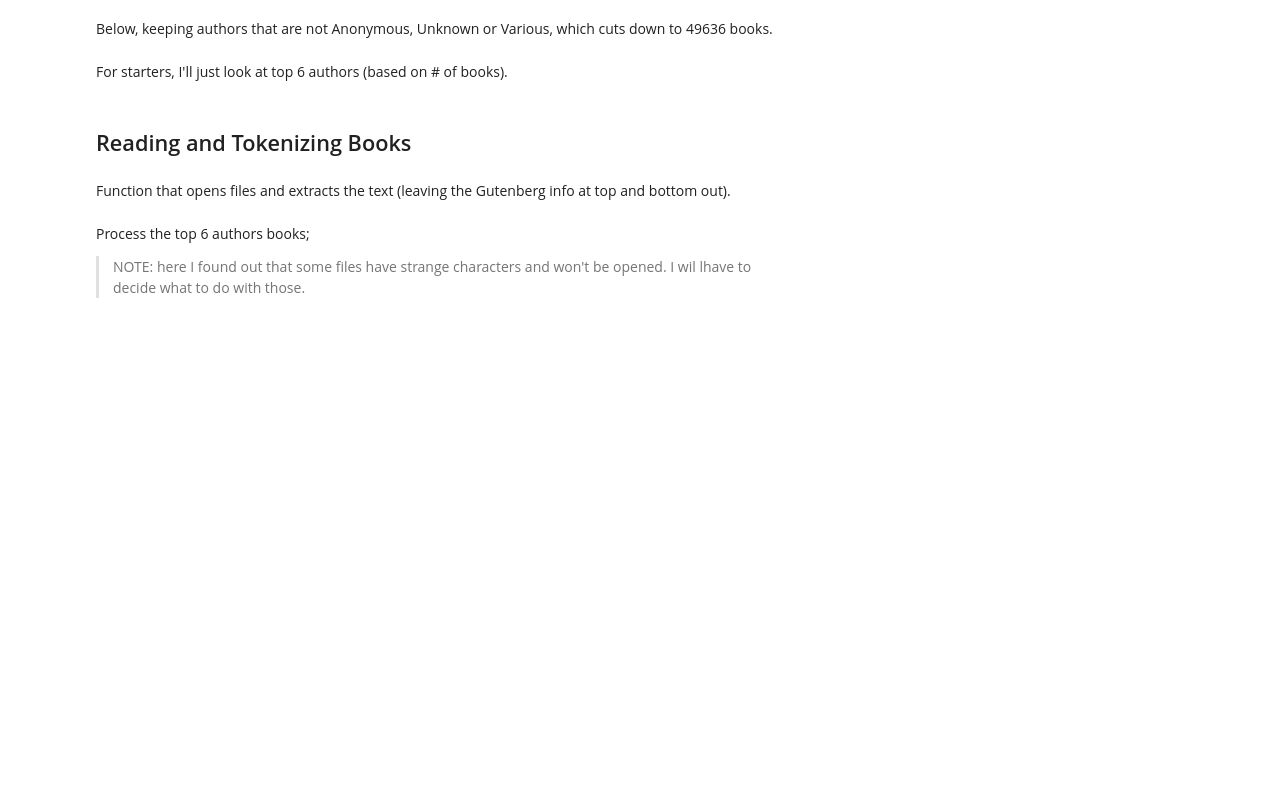
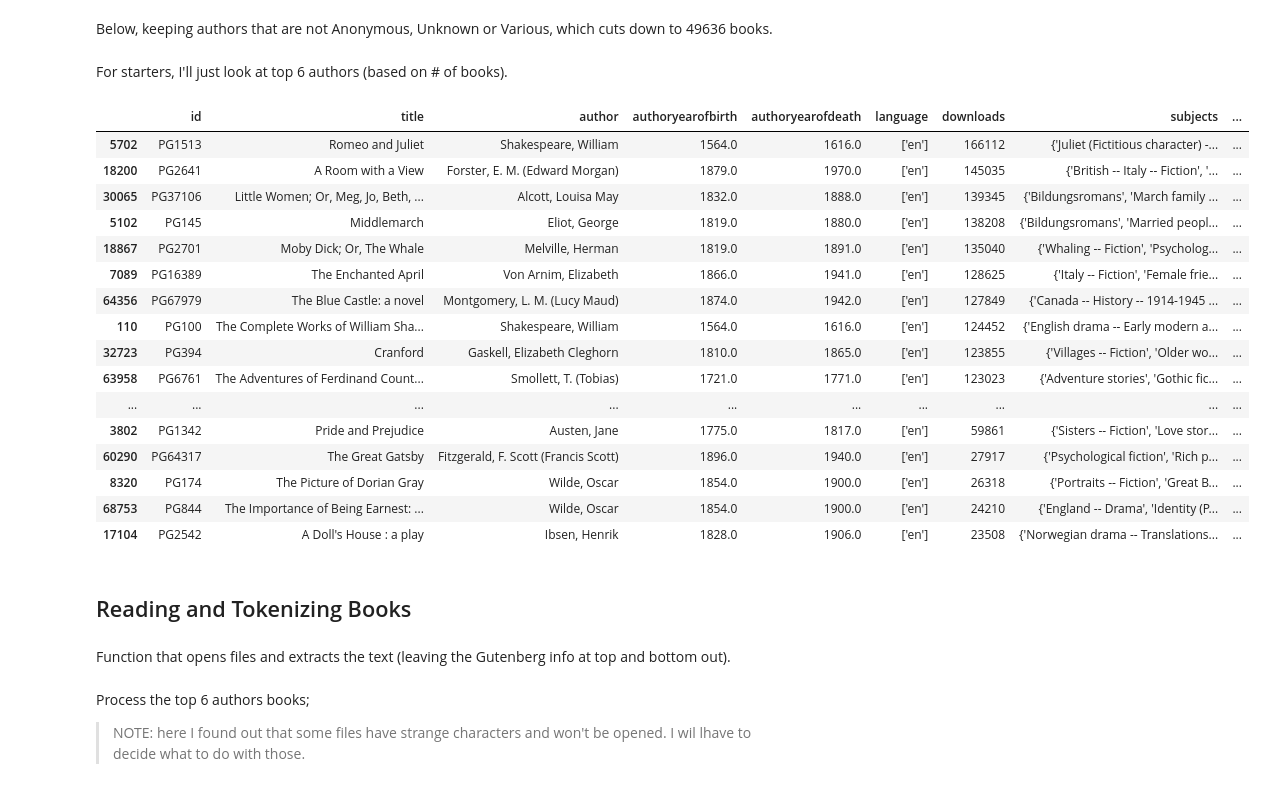
Before and after one commit to tomoumer/discovery_of_writing_differences, a Jupyter notebook: notebooks/data_exploration.ipynb, the cells around one changed output. Saved outputs shown, nothing was run; the diff lists cells and outputs as text; code cells hidden in the pictures; blank space fills up the shorter version.

```diff
--- a/notebooks/data_exploration.ipynb
+++ b/notebooks/data_exploration.ipynb
@@ -215,6 +219,27 @@ For starters, I'll just look at top 6 authors (based on # of books).
 top_six_authors_list = library_en.groupby('author')['title'].count().sort_values(ascending=False).head(6).index.to_list()
 # %%
 library_top_six = library_en[library_en['author'].isin(top_six_authors_list)]
+# %%
+# note: downloads are for the last 30 days
+library_en.sort_values(by='downloads', ascending=False).head(20)
+# %% [output]
+|  | id | title | author | authoryearofbirth | authoryearofdeath | language | downloads | subjects | ... |
+| 5702 | PG1513 | Romeo and Juliet | Shakespeare, William | 1564.0 | 1616.0 | ['en'] | 166112 | {'Juliet (Fictitious character) -... | ... |
+| 18200 | PG2641 | A Room with a View | Forster, E. M. (Edward Morgan) | 1879.0 | 1970.0 | ['en'] | 145035 | {'British -- Italy -- Fiction', '... | ... |
+| 30065 | PG37106 | Little Women; Or, Meg, Jo, Beth, ... | Alcott, Louisa May | 1832.0 | 1888.0 | ['en'] | 139345 | {'Bildungsromans', 'March family ... | ... |
+| 5102 | PG145 | Middlemarch | Eliot, George | 1819.0 | 1880.0 | ['en'] | 138208 | {'Bildungsromans', 'Married peopl... | ... |
+| 18867 | PG2701 | Moby Dick; Or, The Whale | Melville, Herman | 1819.0 | 1891.0 | ['en'] | 135040 | {'Whaling -- Fiction', 'Psycholog... | ... |
+| 7089 | PG16389 | The Enchanted April | Von Arnim, Elizabeth | 1866.0 | 1941.0 | ['en'] | 128625 | {'Italy -- Fiction', 'Female frie... | ... |
+| 64356 | PG67979 | The Blue Castle: a novel | Montgomery, L. M. (Lucy Maud) | 1874.0 | 1942.0 | ['en'] | 127849 | {'Canada -- History -- 1914-1945 ... | ... |
+| 110 | PG100 | The Complete Works of William Sha... | Shakespeare, William | 1564.0 | 1616.0 | ['en'] | 124452 | {'English drama -- Early modern a... | ... |
+| 32723 | PG394 | Cranford | Gaskell, Elizabeth Cleghorn | 1810.0 | 1865.0 | ['en'] | 123855 | {'Villages -- Fiction', 'Older wo... | ... |
+| 63958 | PG6761 | The Adventures of Ferdinand Count... | Smollett, T. (Tobias) | 1721.0 | 1771.0 | ['en'] | 123023 | {'Adventure stories', 'Gothic fic... | ... |
+| ... | ... | ... | ... | ... | ... | ... | ... | ... | ... |
+| 3802 | PG1342 | Pride and Prejudice | Austen, Jane | 1775.0 | 1817.0 | ['en'] | 59861 | {'Sisters -- Fiction', 'Love stor... | ... |
+| 60290 | PG64317 | The Great Gatsby | Fitzgerald, F. Scott (Francis Scott) | 1896.0 | 1940.0 | ['en'] | 27917 | {'Psychological fiction', 'Rich p... | ... |
+| 8320 | PG174 | The Picture of Dorian Gray | Wilde, Oscar | 1854.0 | 1900.0 | ['en'] | 26318 | {'Portraits -- Fiction', 'Great B... | ... |
+| 68753 | PG844 | The Importance of Being Earnest: ... | Wilde, Oscar | 1854.0 | 1900.0 | ['en'] | 24210 | {'England -- Drama', 'Identity (P... | ... |
+| 17104 | PG2542 | A Doll's House : a play | Ibsen, Henrik | 1828.0 | 1906.0 | ['en'] | 23508 | {'Norwegian drama -- Translations... | ... |
 # %% [markdown]
 ## Reading and Tokenizing Books
 # %% [markdown]
```
Also changed, not shown: parts of 17 cells of this notebook.
